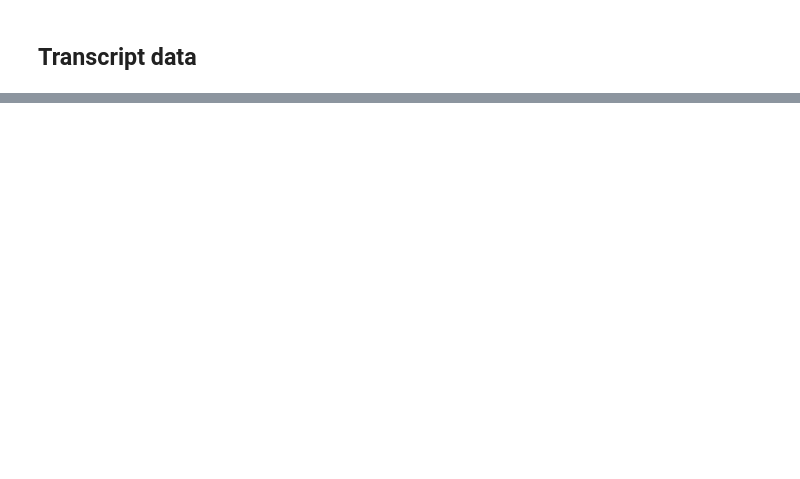
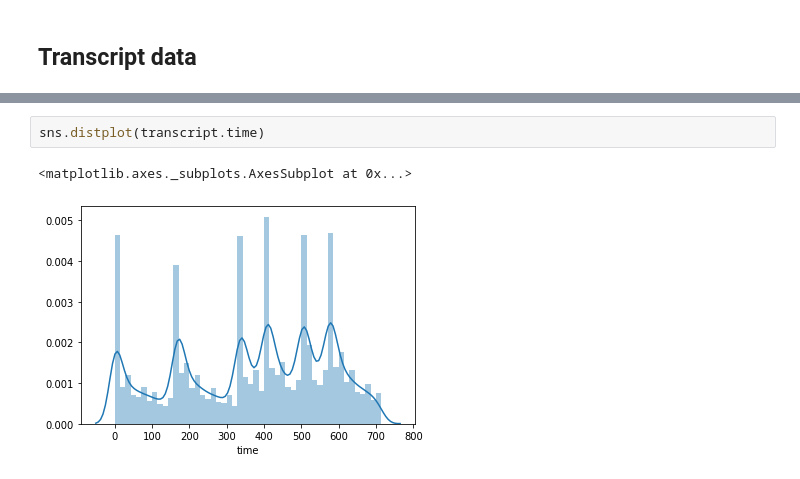
Before and after one commit to tanyayt/udacity_data_scientist, a Jupyter notebook: starbucks_optimizing_app_offers/Starbucks_Capstone_notebook.ipynb, the cells around one changed output, grey strips where cells are left out. Saved outputs shown, nothing was run; the diff lists cells and outputs as text; blank space fills up the shorter version.

```diff
--- a/starbucks_optimizing_app_offers/Starbucks_Capstone_notebook.ipynb
+++ b/starbucks_optimizing_app_offers/Starbucks_Capstone_notebook.ipynb
@@ -189,0 +278,5 @@ transcript.head()
+# %%
+sns.distplot(transcript.time)
+# %% [output]
+<matplotlib.axes._subplots.AxesSubplot at 0x...>
+[figure, added]
```
Also changed, not shown: parts of 39 cells of this notebook.
